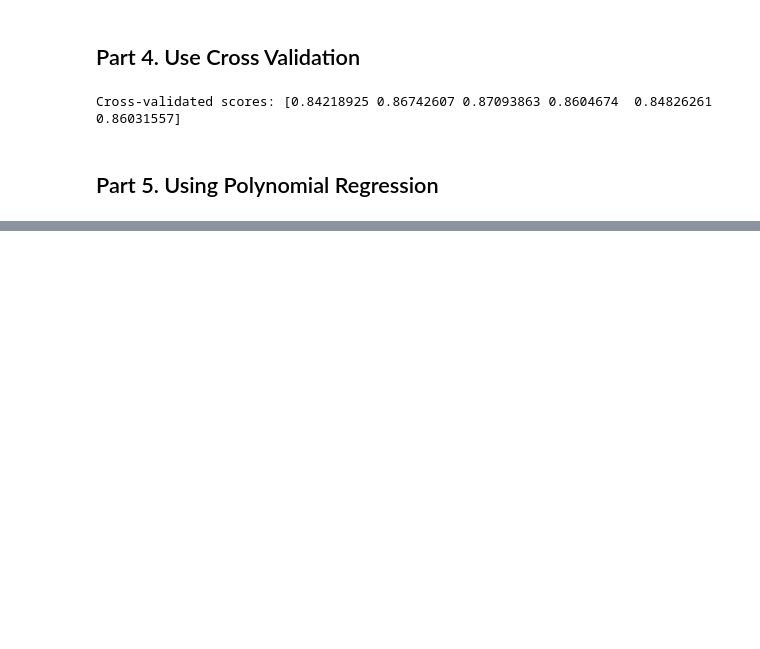
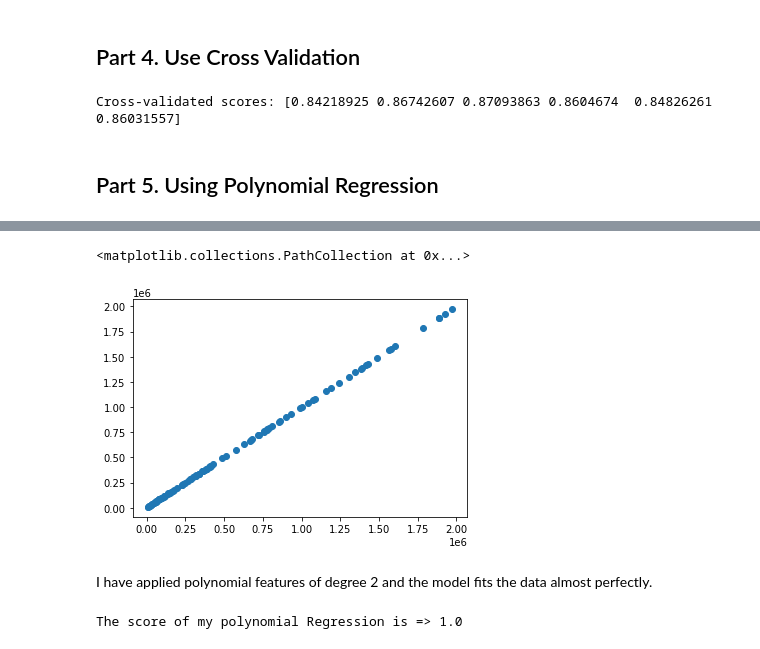
Before and after one commit to farahh001/AI_Assignment_2, a Jupyter notebook: AI_Assignment_03.ipynb, the cells around one changed output, grey strips where cells are left out. Drawn from its saved outputs; the diff is of its cells as text; code cells hidden in the pictures; blank space fills up the shorter version.

```diff
--- a/AI_Assignment_03.ipynb
+++ b/AI_Assignment_03.ipynb
@@ -325,0 +350,11 @@ LinearRegression()
+# %%
+# Using the PolynomialFeatures library perform another regression on an augmented dataset of degree 2
+poly = PolynomialFeatures(degree=2)
+# Here we will create new features
+poly_features = poly.fit_transform(X)
+#define our fetaures within the train-test-split
+X_train_Poly,X_test_Poly, y_train_Poly,y_test_Poly = train_test_split(poly_features,y,test_size=0.10, random_state=0)
+# %%
+# fit the transformed features to Linear Regression
+poly_reg = LinearRegression()
+poly_reg.fit(X_train_Poly,y_train_Poly)
@@ -326,4 +363,2 @@ LinearRegression()
 # %%
 # Report on the metrics and output the resultant equation as you did in Part 3.
-
-lin_reg.predict(poly_reg.fit_transform([[345,765]]))
@@ -350,0 +404,4 @@ y_predic
+# %%
+#Here is the predicted size of the slime . I am trying to see how the testing data is performing on my trained data
+poly_predic = poly_reg.predict(X_test_Poly)
+poly_predic
@@ -350,0 +426,12 @@ y_predic
+# %%
+#Here just to check how far off it is from the actual data(prediction tests)
+plt.scatter(poly_predic,y_test_Poly)
+# %% [output]
+<matplotlib.collections.PathCollection at 0x...>
+[figure, added]
+# %% [markdown]
+I have applied polynomial features of degree 2 and the model fits the data almost perfectly.
+# %%
+print('The score of my polynomial Regression is =>',poly_reg.score(X_test_Poly,y_test_Poly))
+# %% [output]
+The score of my polynomial Regression is => 1.0
```
Also changed, not shown: parts of 30 cells of this notebook.
